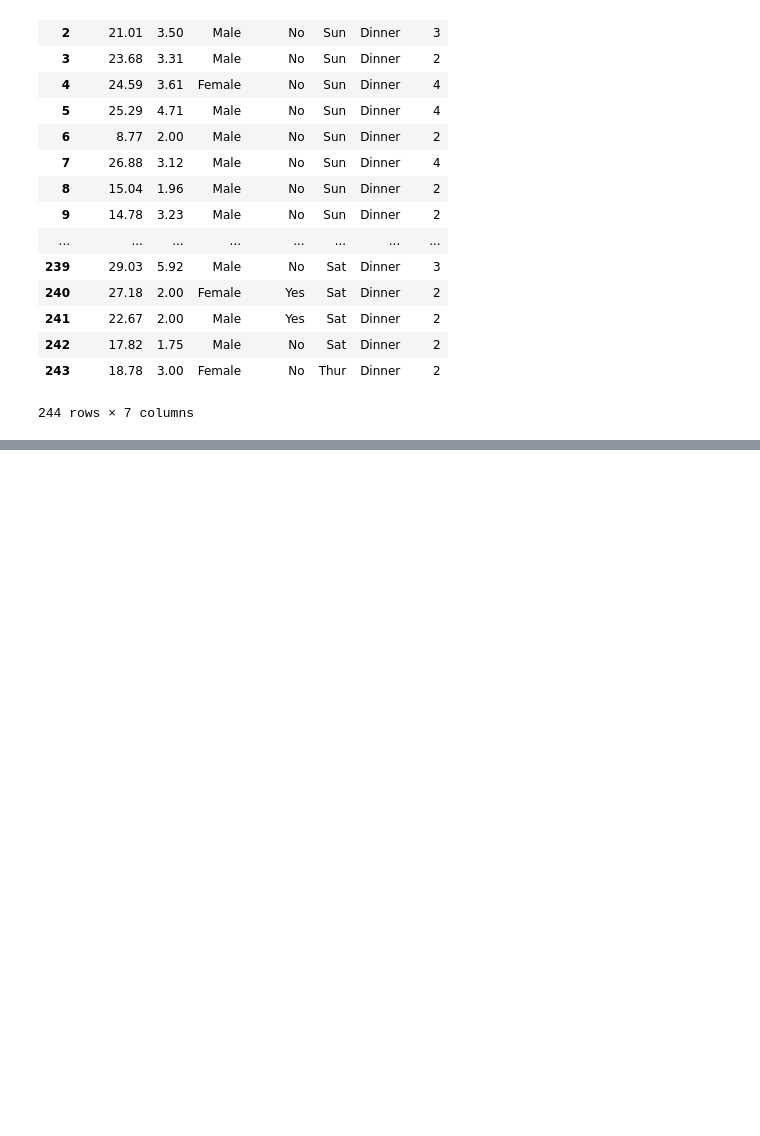
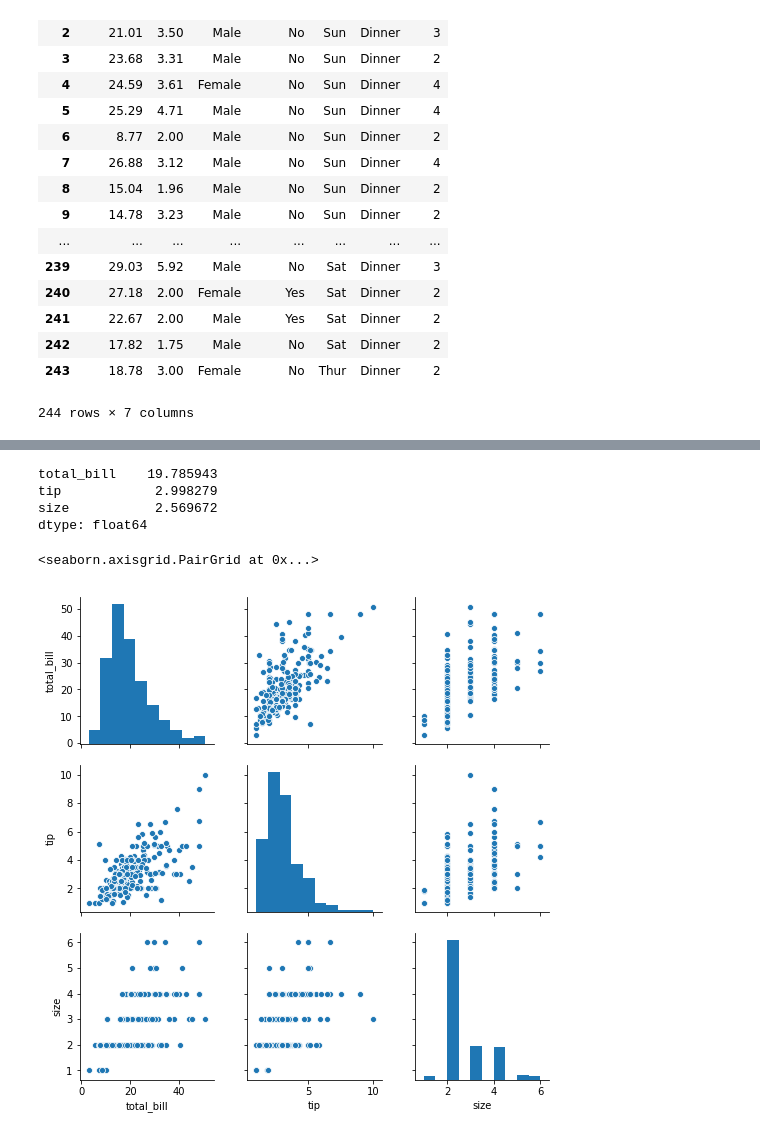
Before and after one commit to martinaobrien/FUNDAMENTALS-OF-DATA-ANALYSIS-Project-2019, a Jupyter notebook: Tips Dataset Assignment .ipynb, the cells around one changed output, grey strips where cells are left out. Cells and saved outputs as stored; diff of their text form; code cells hidden in the pictures; blank space fills up the shorter version.

Commit message:
Descriptive Statistics Code and Plots added

```diff
--- a/Tips Dataset Assignment .ipynb
+++ b/Tips Dataset Assignment .ipynb
@@ -26,0 +57,7 @@ df #display the dataset
+# %%
+df.mean ()
+# %% [output]
+total_bill    19.785943
+tip            2.998279
+size           2.569672
+dtype: float64
@@ -26,0 +66,5 @@ df #display the dataset
+# %%
+sns.pairplot (df)
+# %% [output]
+<seaborn.axisgrid.PairGrid at 0x...>
+[figure, added]
```
Also changed, not shown: parts of 9 cells of this notebook, 1 other file.
